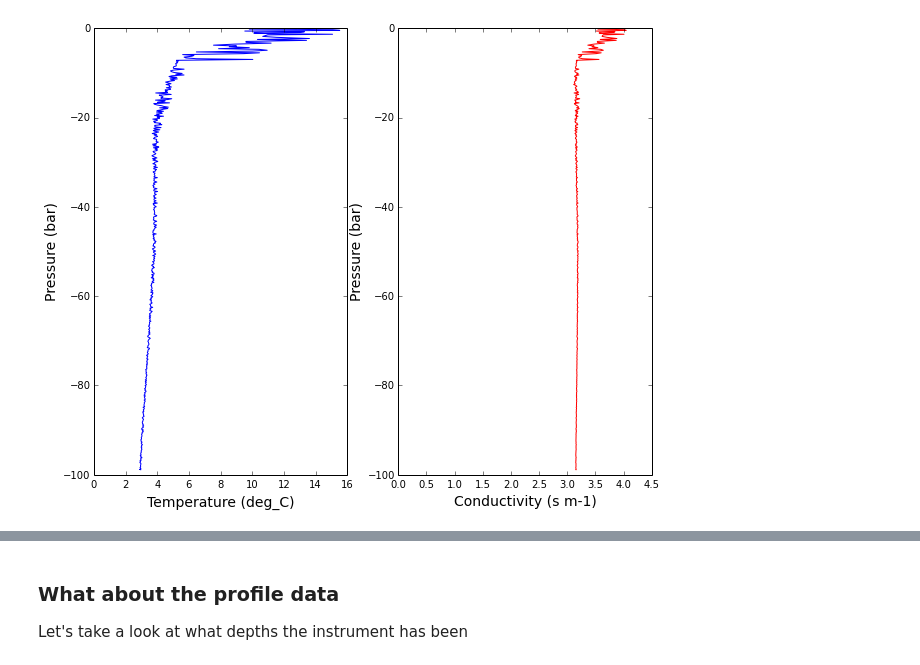
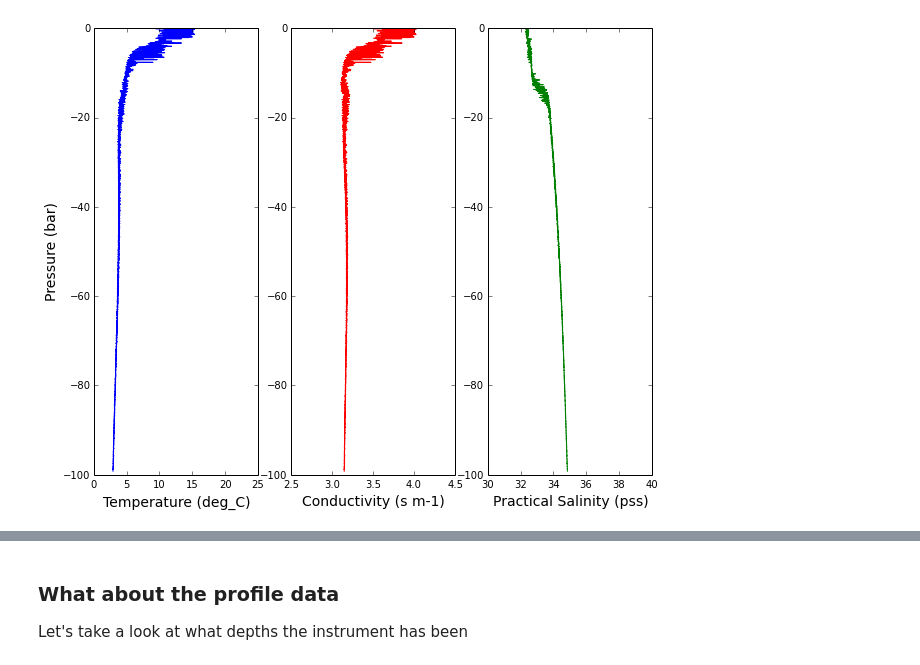
Before and after one commit to ooici/ooitk, a Jupyter notebook: notebooks/Glider 001 Example.ipynb, the cells around one changed output, grey strips where cells are left out. Cells and saved outputs as stored; diff of their text form; code cells hidden in the pictures.

```diff
--- a/notebooks/Glider 001 Example.ipynb
+++ b/notebooks/Glider 001 Example.ipynb
@@ -12,4 +16,5 @@ import sys
 import os
 sys.path.append(os.path.dirname(os.getcwd()))
 # %%
-erddap_url = 'http://erddap-test.oceanobservatories.org:8080/erddap/tabledap/e1fd3967aa55475e8338fc36a6493f5c.html'
+# This is the download URL, obtained from the Data Product Face Page
+erddap_url = 'http://erddap-test.oceanobservatories.org:8080/erddap/tabledap/185cb2af73054d8e862e60d19c173096.html'
@@ -15,0 +44,9 @@ erddap_url = 'http://erddap-test.oceanobservatories.org:8080/erddap/tabledap/e1f
+# %%
+from pygsw import vectors as gsw
+
+# Calculate the practical salinity (PSS-78)
+c10 = cond * 10 # Convert S/m to mS/cm
+SP = gsw.sp_from_c(c10, temp, pres)
+
+# Calculate density, using the average location of the glider
+rho = gsw.ctd_density(SP, temp, pres, 50.2059787429, -144.508854831)
@@ -41,24 +65,38 @@ cond = session.variables['sci_water_cond'][i_map]
 # %%
+# Make the images larger
 pylab.rcParams['figure.figsize'] = (10.0, 8.0)
 
 # Number of samples on graph
-n = 1024
+n = 4096
 step = data_length / n
 
-ax = plt.subplot(121)
+fig = figure()
+# Left Plot
+ax = fig.add_subplot(131)
 ax.set_autoscaley_on(False)
 ax.set_xlabel('Temperature (deg_C)', fontsize=14)
 ax.set_ylabel('Pressure (bar)', fontsize=14)
 ax.set_ylim((-100,0))
 ax.plot(temp[::step],-pres[::step], c='b')
 
-ax = plt.subplot(122)
+# Center Plot
+ax = plt.subplot(132)
 ax.set_autoscaley_on(False)
 ax.set_xlabel('Conductivity (s m-1)', fontsize=14)
-ax.set_ylabel('Pressure (bar)', fontsize=14)
+#ax.set_ylabel('Pressure (bar)', fontsize=14)
 ax.set_ylim((-100,0))
+ax.set_xlim((2.5,4.5))
 ax.plot(cond[::step], -pres[::step],c='r')
 
+# Right Plot
+ax = plt.subplot(133)
+ax.set_autoscaley_on(False)
+ax.set_xlabel('Practical Salinity (pss)', fontsize=14)
+#ax.set_ylabel('Pressure (dbar)', fontsize=14)
+ax.set_ylim((-100,0))
+ax.set_xlim((30,40))
+ax.plot(SP[::step], -pres[::step], c='g')
+
 plt.show()
 # %% [output]
-[figure, old version]
+[figure, new version]
```
Also changed, not shown: parts of 21 cells of this notebook, 3 other files.
